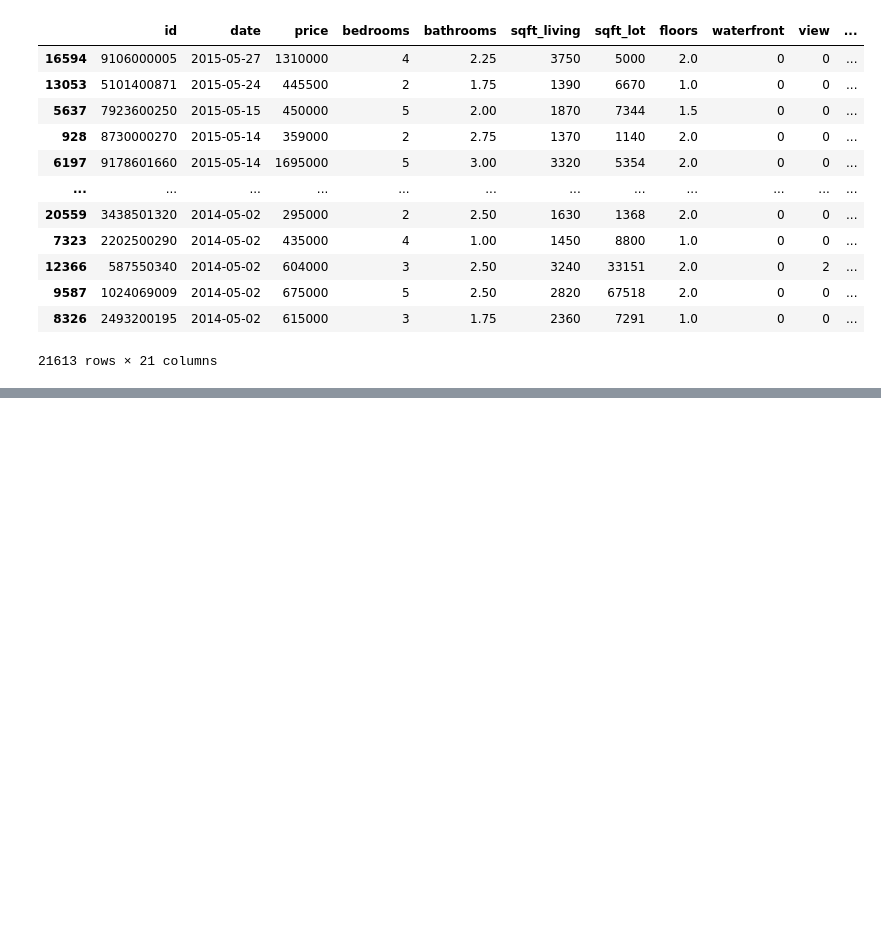
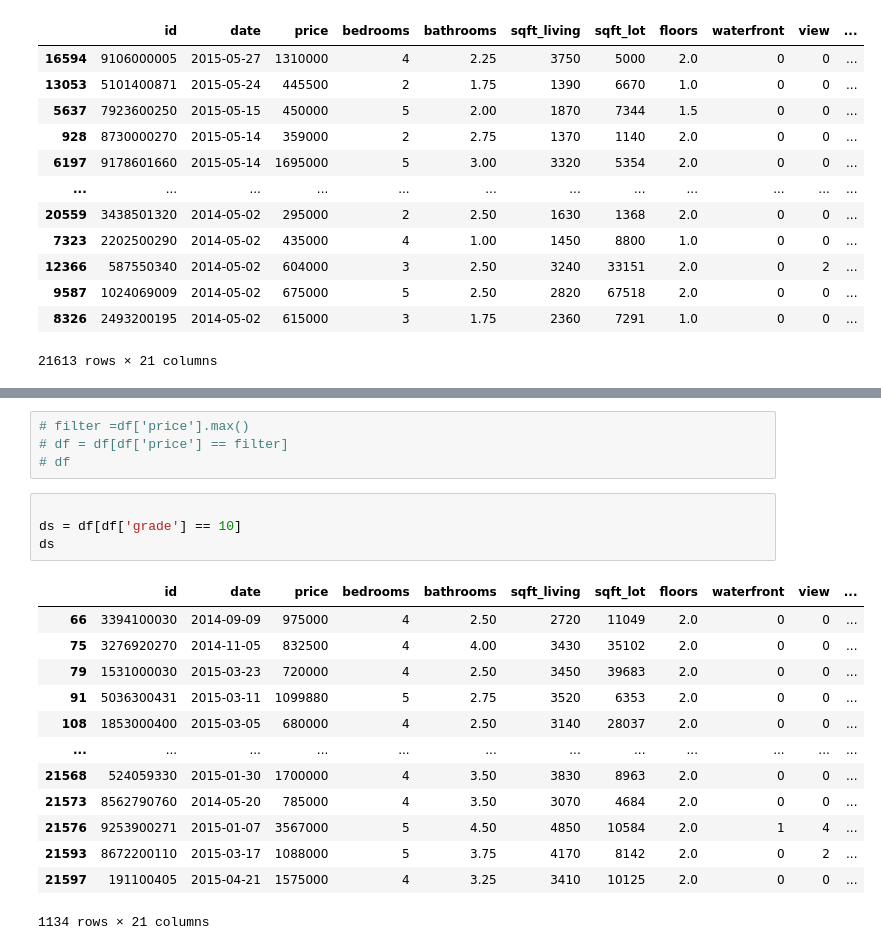
Before and after one commit to quantumhome/DataAnalysisCaseStudy, a Jupyter notebook: Pandas_quiz_solution.ipynb, the cells around one changed output, grey strips where cells are left out. Saved outputs shown, nothing was run; the diff lists cells and outputs as text; blank space fills up the shorter version.

```diff
--- a/Pandas_quiz_solution.ipynb
+++ b/Pandas_quiz_solution.ipynb
@@ -141,0 +195,22 @@ df.sort_values('date', ascending=False)
+# %%
+# filter =df['price'].max()
+# df = df[df['price'] == filter]
+# df
+# %%
+
+ds = df[df['grade'] == 10]
+ds
+# %% [output]
+|  | id | date | price | bedrooms | bathrooms | sqft_living | sqft_lot | floors | waterfront | view | ... |
+| 66 | 3394100030 | 2014-09-09 | 975000 | 4 | 2.50 | 2720 | 11049 | 2.0 | 0 | 0 | ... |
+| 75 | 3276920270 | 2014-11-05 | 832500 | 4 | 4.00 | 3430 | 35102 | 2.0 | 0 | 0 | ... |
+| 79 | 1531000030 | 2015-03-23 | 720000 | 4 | 2.50 | 3450 | 39683 | 2.0 | 0 | 0 | ... |
+| 91 | 5036300431 | 2015-03-11 | 1099880 | 5 | 2.75 | 3520 | 6353 | 2.0 | 0 | 0 | ... |
+| 108 | 1853000400 | 2015-03-05 | 680000 | 4 | 2.50 | 3140 | 28037 | 2.0 | 0 | 0 | ... |
+| ... | ... | ... | ... | ... | ... | ... | ... | ... | ... | ... | ... |
+| 21568 | 524059330 | 2015-01-30 | 1700000 | 4 | 3.50 | 3830 | 8963 | 2.0 | 0 | 0 | ... |
+| 21573 | 8562790760 | 2014-05-20 | 785000 | 4 | 3.50 | 3070 | 4684 | 2.0 | 0 | 0 | ... |
+| 21576 | 9253900271 | 2015-01-07 | 3567000 | 5 | 4.50 | 4850 | 10584 | 2.0 | 1 | 4 | ... |
+| 21593 | 8672200110 | 2015-03-17 | 1088000 | 5 | 3.75 | 4170 | 8142 | 2.0 | 0 | 2 | ... |
+| 21597 | 191100405 | 2015-04-21 | 1575000 | 4 | 3.25 | 3410 | 10125 | 2.0 | 0 | 0 | ... |
+1134 rows × 21 columns
```
Also changed, not shown: parts of 31 cells of this notebook.
